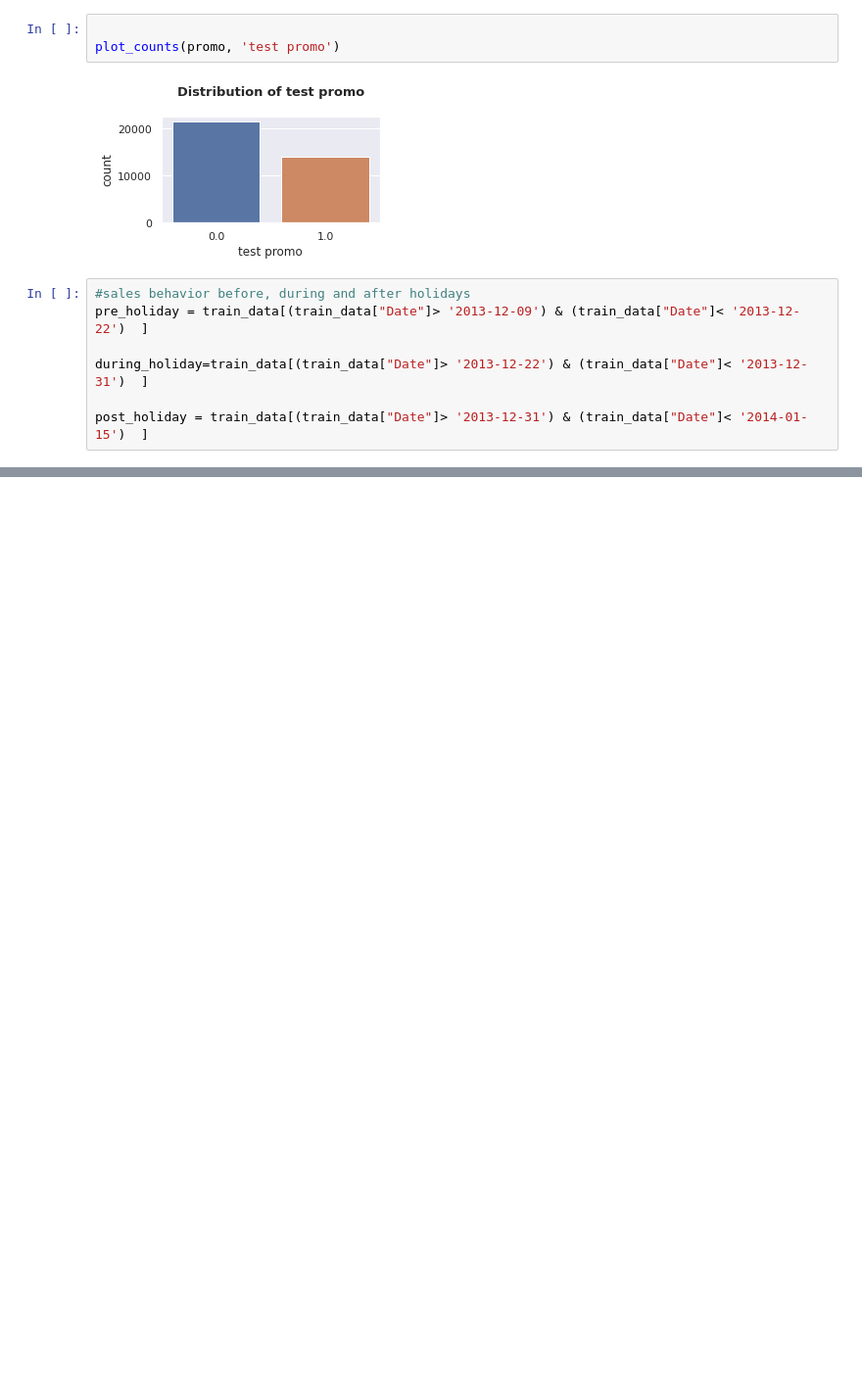
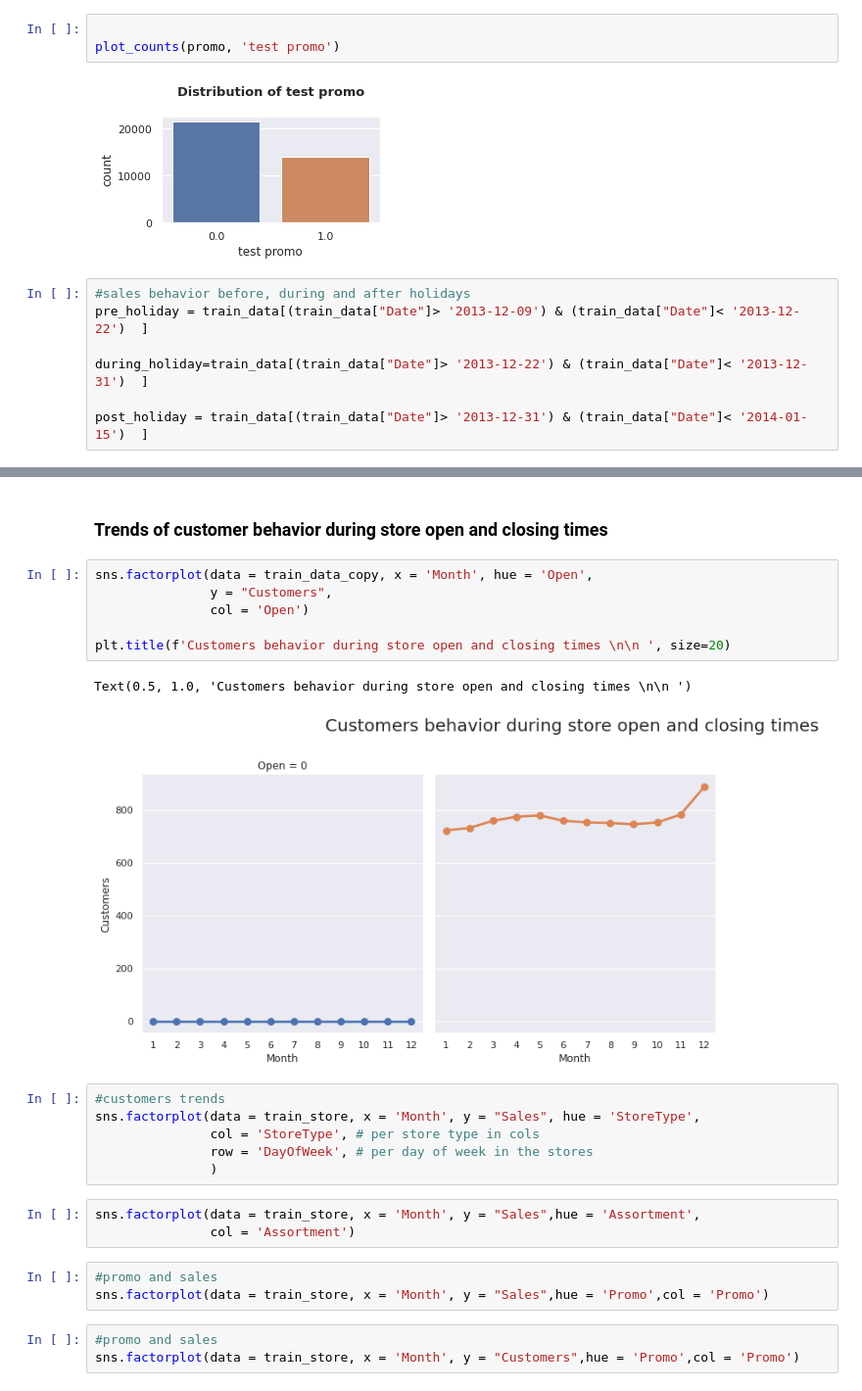
Before and after one commit to Bethelsis/Pharmaceutical-Sales-prediction, a Jupyter notebook: Notebooks/sales_predict_prophet.ipynb, the cells around one changed output, grey strips where cells are left out. Shown at 98% size. Saved outputs shown, nothing was run; the diff lists cells and outputs as text; blank space fills up the shorter version.

```diff
--- a/Notebooks/sales_predict_prophet.ipynb
+++ b/Notebooks/sales_predict_prophet.ipynb
@@ -397,0 +395,26 @@ sns.lineplot(x = 'CompetitionDistance',y = "Sales",
+# %% [markdown]
+### Trends of customer behavior during store open and closing times
+# %%
+sns.factorplot(data = train_data_copy, x = 'Month', hue = 'Open',
+               y = "Customers",
+               col = 'Open')
+
+plt.title(f'Customers behavior during store open and closing times \n\n ', size=20)
+# %% [output]
+Text(0.5, 1.0, 'Customers behavior during store open and closing times \n\n ')
+[figure, added]
+# %%
+#customers trends
+sns.factorplot(data = train_store, x = 'Month', y = "Sales", hue = 'StoreType',
+               col = 'StoreType', # per store type in cols
+               row = 'DayOfWeek', # per day of week in the stores
+               )
+# %%
+sns.factorplot(data = train_store, x = 'Month', y = "Sales",hue = 'Assortment',
+               col = 'Assortment')
+# %%
+#promo and sales
+sns.factorplot(data = train_store, x = 'Month', y = "Sales",hue = 'Promo',col = 'Promo')
+# %%
+#promo and sales
+sns.factorplot(data = train_store, x = 'Month', y = "Customers",hue = 'Promo',col = 'Promo')
```
Also changed, not shown: parts of 47 cells of this notebook.
